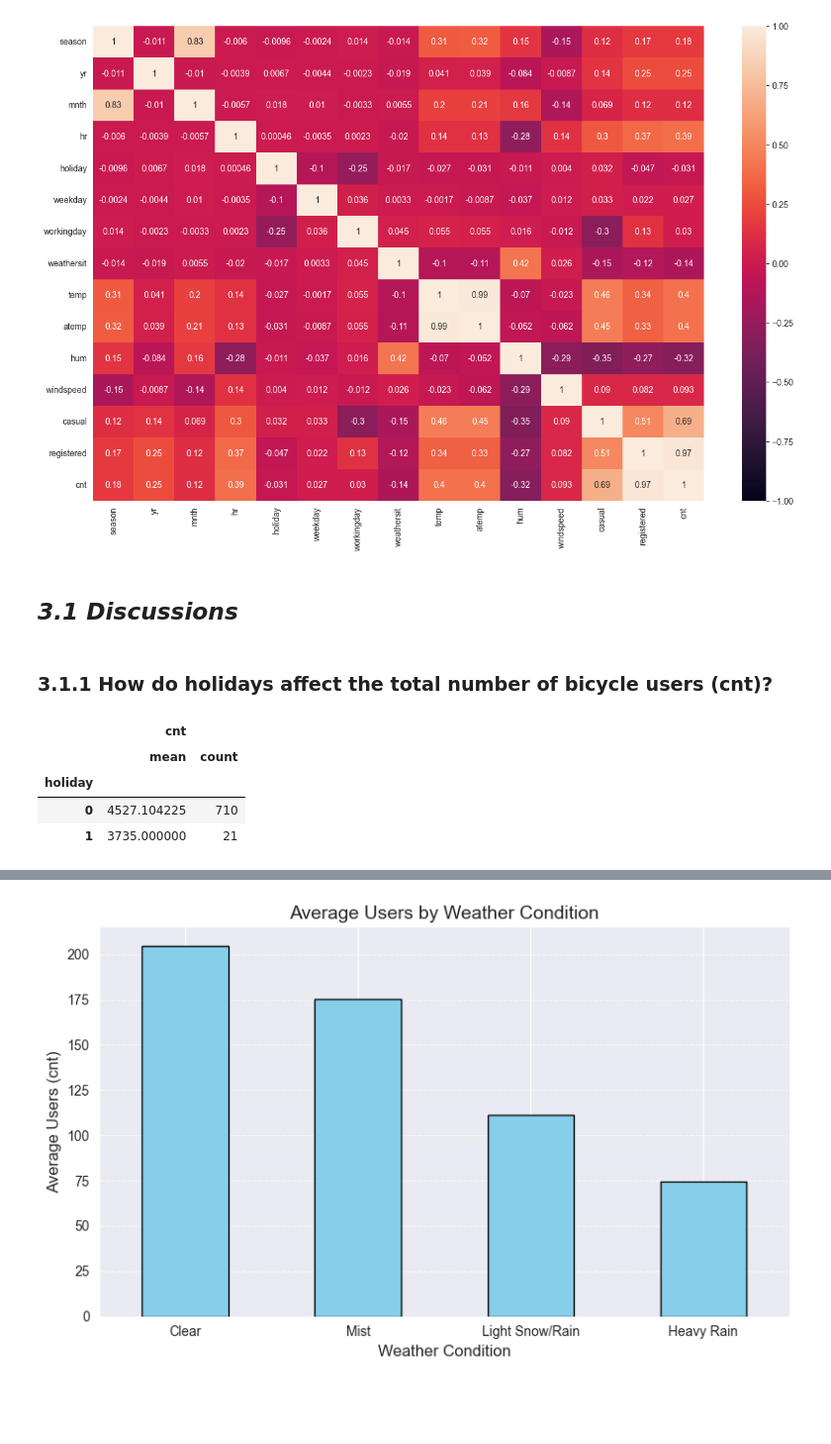
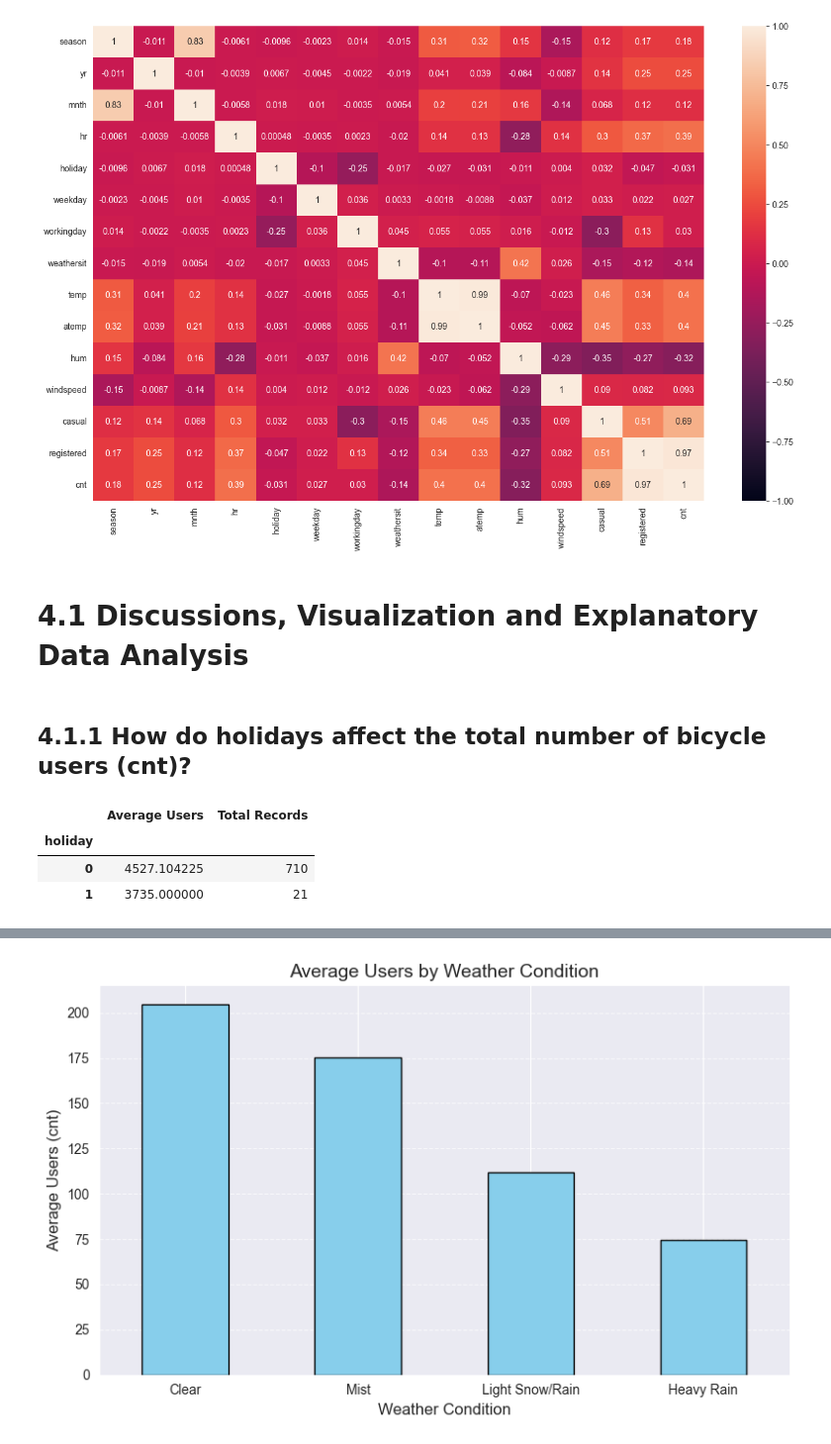
Before and after one commit to fikrifaizz/Bike-Sharing-Dataset---Data-Analysis, a Jupyter notebook: work.ipynb, the cells around one changed output, grey strips where cells are left out. Shown at 99% size. Saved outputs shown, nothing was run; the diff lists cells and outputs as text; code cells hidden in the pictures; blank space fills up the shorter version.

```diff
--- a/work.ipynb
+++ b/work.ipynb
@@ -198,3 +200,6 @@ From the initial check on the day.csv data, there were 59 outliers and when the
+# %%
+data_day.drop(['instant'], axis=1, inplace=True)
+data_hour.drop(['instant', 'dteday'], axis=1, inplace=True)
 # %% [markdown]
 # **3. Exploratory Data Analysis**
 # %% [markdown]
@@ -282,14 +286,15 @@ sns.heatmap(data_hour.corr(), vmin = -1, vmax = 1, annot=True)
 <Axes: >
 [figure]
 # %% [markdown]
-## *3.1 Discussions*
+# 4.1 Discussions, Visualization and Explanatory Data Analysis
 # %% [markdown]
-### 3.1.1 How do holidays affect the total number of bicycle users (cnt)?
+## 4.1.1 How do holidays affect the total number of bicycle users (cnt)?
 # %%
-data_day.groupby(by='holiday').agg({'cnt': ['mean', 'count']})
+holiday_affect = data_day.groupby(by='holiday').agg({'cnt': ['mean', 'count']})
+holiday_affect.columns = ['Average Users', 'Total Records']
+holiday_affect
 # %% [output]
-|  | cnt |  |
-|  | mean | count |
+|  | Average Users | Total Records |
 | holiday |  |  |
 | 0 | 4527.104225 | 710 |
 | 1 | 3735.000000 | 21 |
```
Also changed, not shown: parts of 23 cells of this notebook.
